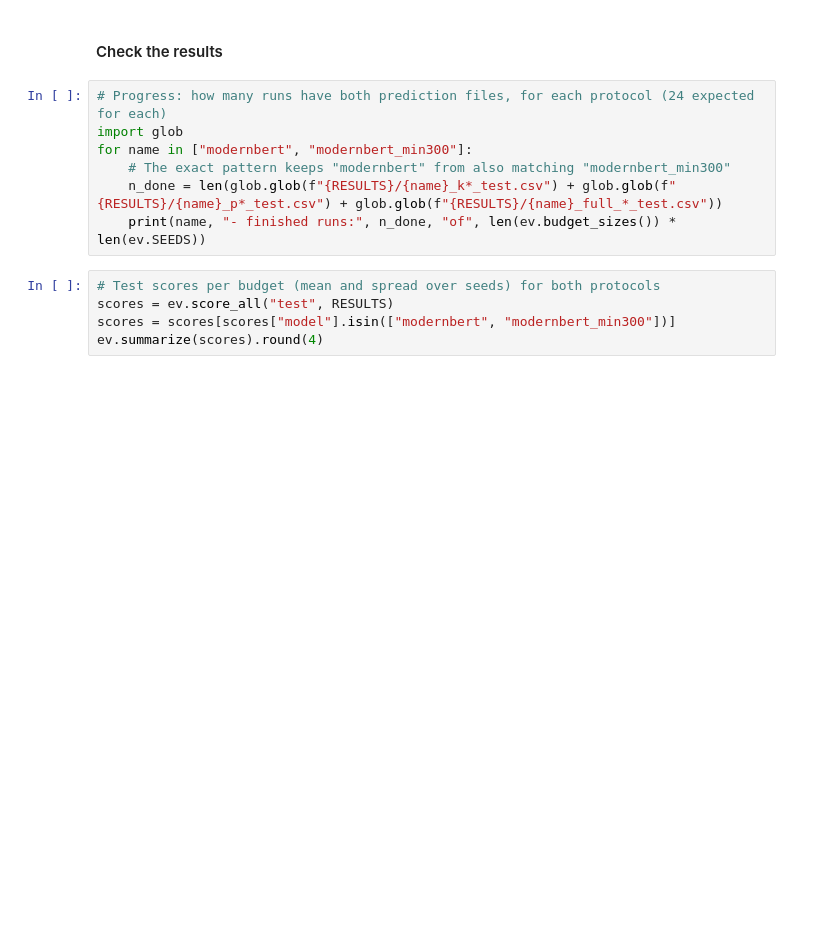
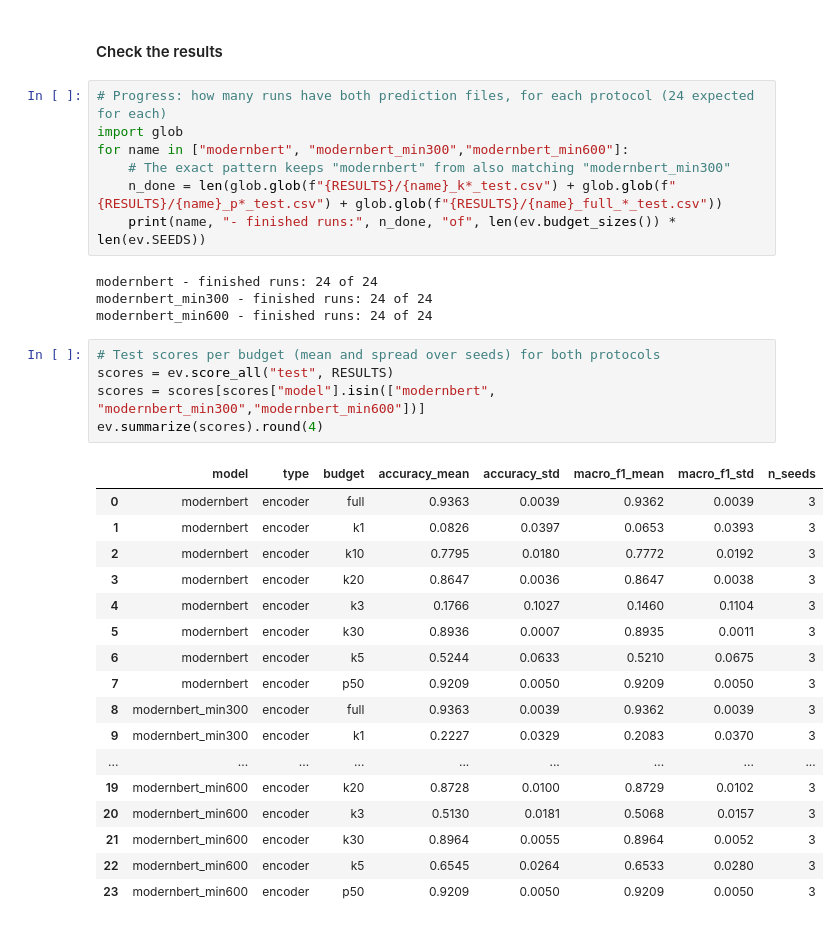
Before and after one commit to csugasi/DATASCI266-Banking77-Encoder-vs-Decoder, a Jupyter notebook: notebooks/modernbert.ipynb, the cells around one changed output. Cells and saved outputs as stored; diff of their text form; blank space fills up the shorter version.

```diff
--- a/notebooks/modernbert.ipynb
+++ b/notebooks/modernbert.ipynb
@@ -104,15 +148,37 @@ Trains every budget and seed under the min300 rule. Files are saved under the mo
 # %%
 # Progress: how many runs have both prediction files, for each protocol (24 expected for each)
 import glob
-for name in ["modernbert", "modernbert_min300"]:
+for name in ["modernbert", "modernbert_min300","modernbert_min600"]:
     # The exact pattern keeps "modernbert" from also matching "modernbert_min300"
     n_done = len(glob.glob(f"{RESULTS}/{name}_k*_test.csv") + glob.glob(f"{RESULTS}/{name}_p*_test.csv") + glob.glob(f"{RESULTS}/{name}_full_*_test.csv"))
     print(name, "- finished runs:", n_done, "of", len(ev.budget_sizes()) * len(ev.SEEDS))
+# %% [output]
+modernbert - finished runs: 24 of 24
+modernbert_min300 - finished runs: 24 of 24
+modernbert_min600 - finished runs: 24 of 24
 # %%
 # Test scores per budget (mean and spread over seeds) for both protocols
 scores = ev.score_all("test", RESULTS)
-scores = scores[scores["model"].isin(["modernbert", "modernbert_min300"])]
+scores = scores[scores["model"].isin(["modernbert", "modernbert_min300","modernbert_min600"])]
 ev.summarize(scores).round(4)
+# %% [output]
+|  | model | type | budget | accuracy_mean | accuracy_std | macro_f1_mean | macro_f1_std | n_seeds |
+| 0 | modernbert | encoder | full | 0.9363 | 0.0039 | 0.9362 | 0.0039 | 3 |
+| 1 | modernbert | encoder | k1 | 0.0826 | 0.0397 | 0.0653 | 0.0393 | 3 |
+| 2 | modernbert | encoder | k10 | 0.7795 | 0.0180 | 0.7772 | 0.0192 | 3 |
+| 3 | modernbert | encoder | k20 | 0.8647 | 0.0036 | 0.8647 | 0.0038 | 3 |
+| 4 | modernbert | encoder | k3 | 0.1766 | 0.1027 | 0.1460 | 0.1104 | 3 |
+| 5 | modernbert | encoder | k30 | 0.8936 | 0.0007 | 0.8935 | 0.0011 | 3 |
+| 6 | modernbert | encoder | k5 | 0.5244 | 0.0633 | 0.5210 | 0.0675 | 3 |
+| 7 | modernbert | encoder | p50 | 0.9209 | 0.0050 | 0.9209 | 0.0050 | 3 |
+| 8 | modernbert_min300 | encoder | full | 0.9363 | 0.0039 | 0.9362 | 0.0039 | 3 |
+| 9 | modernbert_min300 | encoder | k1 | 0.2227 | 0.0329 | 0.2083 | 0.0370 | 3 |
+| ... | ... | ... | ... | ... | ... | ... | ... | ... |
+| 19 | modernbert_min600 | encoder | k20 | 0.8728 | 0.0100 | 0.8729 | 0.0102 | 3 |
+| 20 | modernbert_min600 | encoder | k3 | 0.5130 | 0.0181 | 0.5068 | 0.0157 | 3 |
+| 21 | modernbert_min600 | encoder | k30 | 0.8964 | 0.0055 | 0.8964 | 0.0052 | 3 |
+| 22 | modernbert_min600 | encoder | k5 | 0.6545 | 0.0264 | 0.6533 | 0.0280 | 3 |
+| 23 | modernbert_min600 | encoder | p50 | 0.9209 | 0.0050 | 0.9209 | 0.0050 | 3 |
 # %%
 order = list(ev.budget_sizes())            # k1, k3, ..., p50, full
 table = ev.summarize(scores)
```
Also changed, not shown: parts of 11 cells of this notebook.
